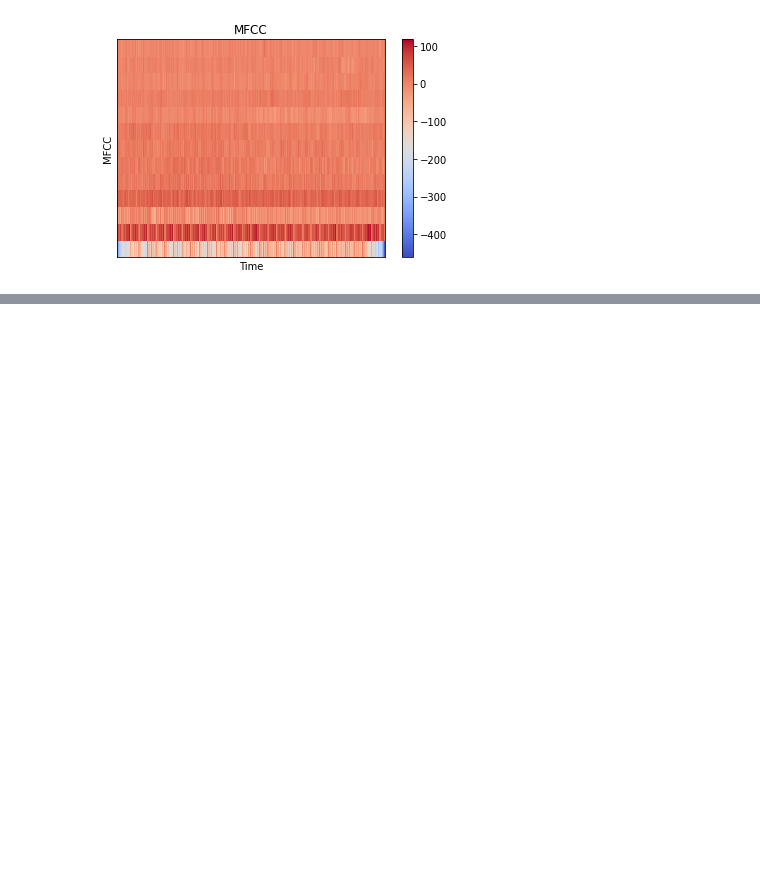
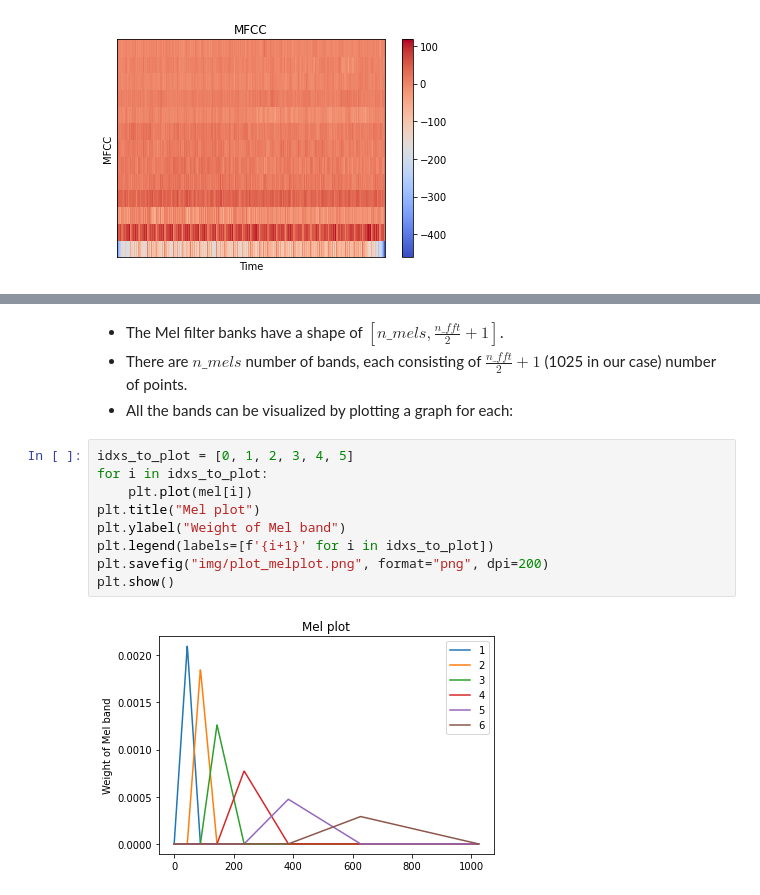
Before and after one commit to archity/music-processing, a Jupyter notebook: InputDataAnalyse.ipynb, the cells around one changed output, grey strips where cells are left out. Saved outputs shown, nothing was run; the diff lists cells and outputs as text; blank space fills up the shorter version.

```diff
--- a/InputDataAnalyse.ipynb
+++ b/InputDataAnalyse.ipynb
@@ -135,0 +155,16 @@ plt.show()
+# %% [markdown]
+* The Mel filter banks have a shape of $[n\_mels, \frac{n\_fft}{2} + 1]$.
+* There are $n\_mels$ number of bands, each consisting of $\frac{n\_fft}{2} + 1$
+(1025 in our case) number of points.
+* All the bands can be visualized by plotting a graph for each:
+# %%
+idxs_to_plot = [0, 1, 2, 3, 4, 5]
+for i in idxs_to_plot:
+    plt.plot(mel[i])
+plt.title("Mel plot")
+plt.ylabel("Weight of Mel band")
+plt.legend(labels=[f'{i+1}' for i in idxs_to_plot])
+plt.savefig("img/plot_melplot.png", format="png", dpi=200)
+plt.show()
+# %% [output]
+[figure, added]
```
Also changed, not shown: parts of 8 cells of this notebook, 4 other files.
